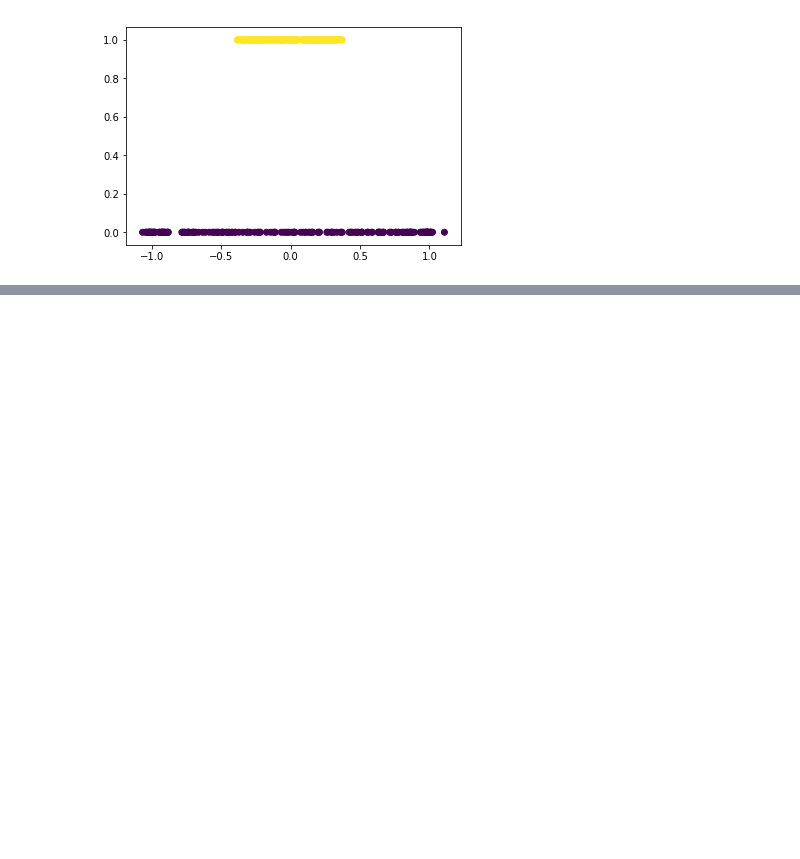
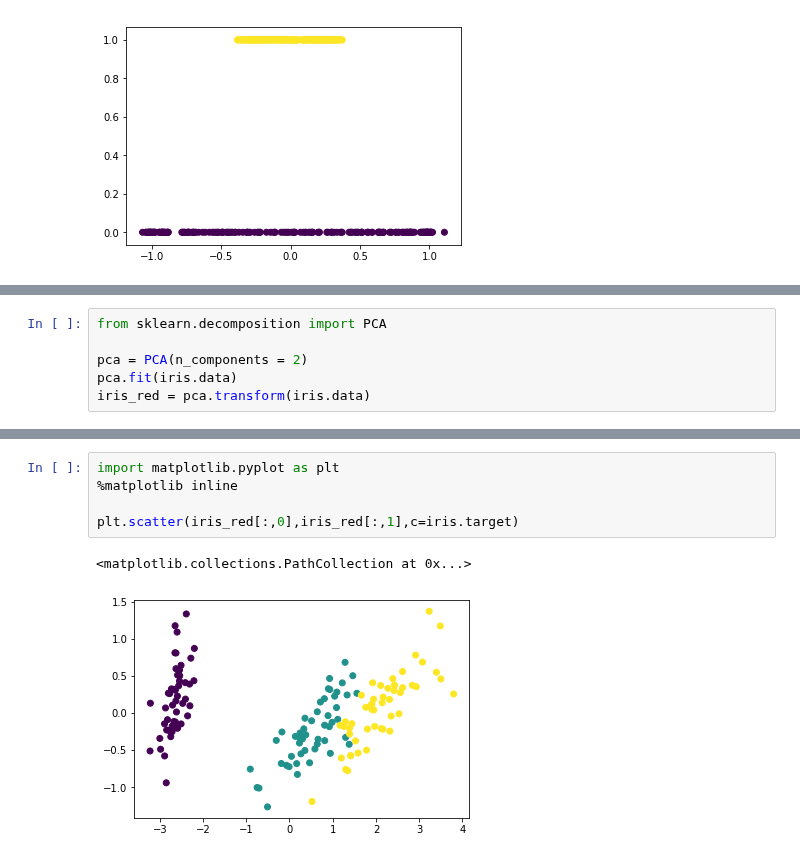
Before and after one commit to hotcode002/Machine-Learning-with-Python, a Jupyter notebook: week_4_ml_algorithms/day_18_dimensionality_reduction.ipynb, the cells around one changed output, grey strips where cells are left out. Cells and saved outputs as stored; diff of their text form; blank space fills up the shorter version.

```diff
--- a/week_4_ml_algorithms/day_18_dimensionality_reduction.ipynb
+++ b/week_4_ml_algorithms/day_18_dimensionality_reduction.ipynb
@@ -187,0 +239,6 @@ plt.scatter(new_data_kernel,y,c=y)
+# %%
+from sklearn.decomposition import PCA
+
+pca = PCA(n_components = 2)
+pca.fit(iris.data)
+iris_red = pca.transform(iris.data)
@@ -187,0 +255,8 @@ plt.scatter(new_data_kernel,y,c=y)
+# %%
+import matplotlib.pyplot as plt
+%matplotlib inline
+
+plt.scatter(iris_red[:,0],iris_red[:,1],c=iris.target)
+# %% [output]
+<matplotlib.collections.PathCollection at 0x...>
+[figure, added]
```
Also changed, not shown: parts of 15 cells of this notebook, 6 other files.
